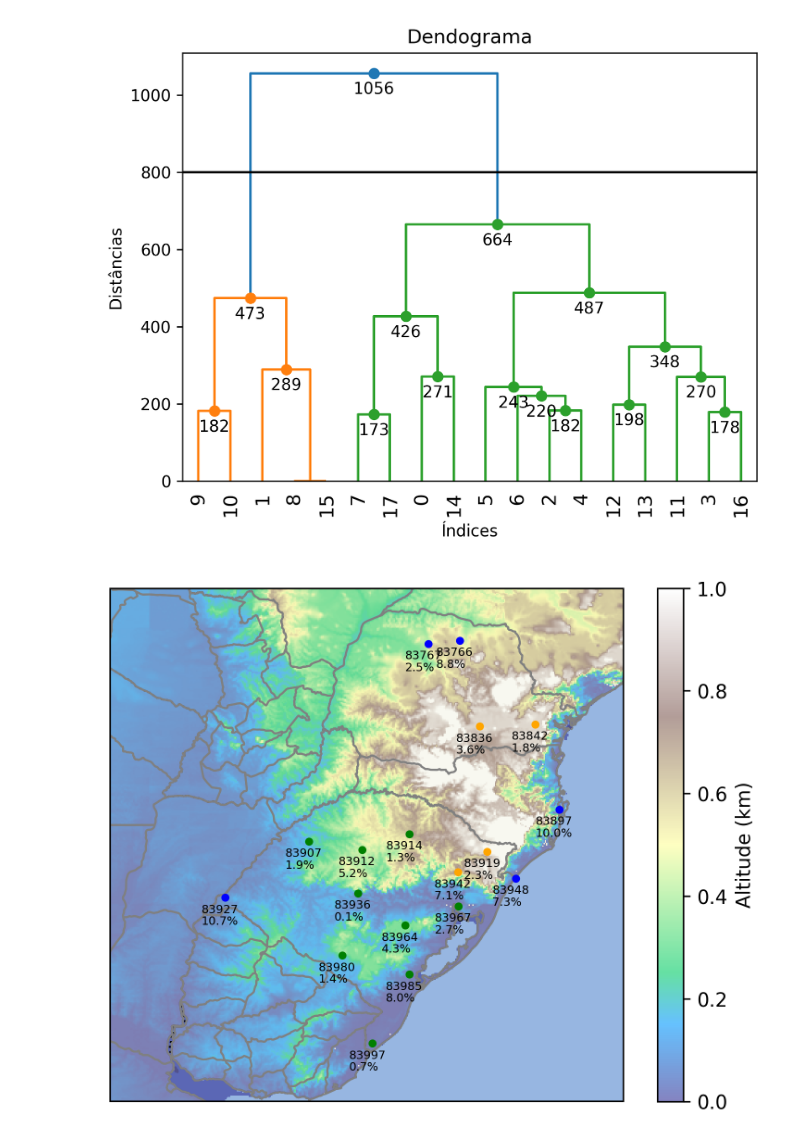
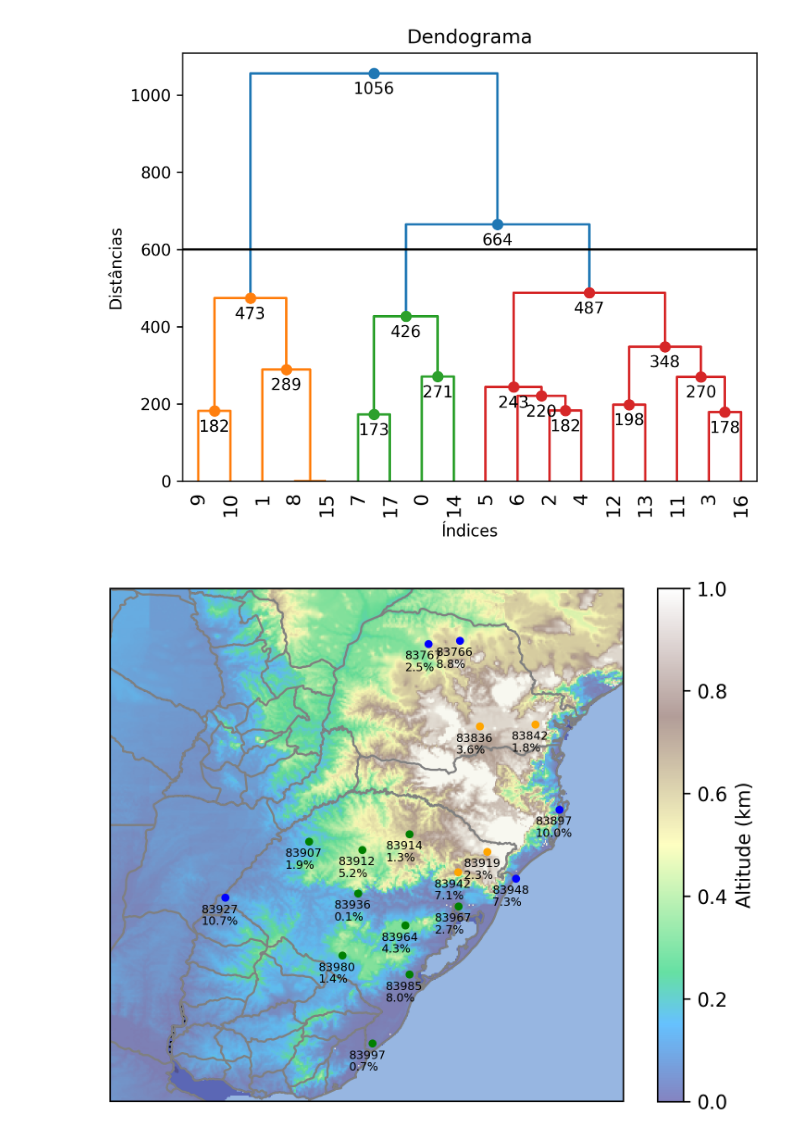
Before and after one commit to lucasdmarten/dissertacao, a Jupyter notebook: stations_parser.ipynb, the cells around one changed output. Cells and saved outputs as stored; diff of their text form; code cells hidden in the pictures.

```diff
--- a/stations_parser.ipynb
+++ b/stations_parser.ipynb
@@ -110,27 +131,27 @@ def fancy_dendrogram(*args, **kwargs):
 # %%
 from scipy.cluster.hierarchy import dendrogram, linkage
 from matplotlib import pyplot as plt
 from scipy.spatial.distance import pdist
 from scipy.cluster.hierarchy import fcluster
 
-max_d = 800
+max_d = 600
 Z = linkage(pdist(data.values), 'ward')
 clusters = fcluster(Z,max_d,criterion='distance')
 
 fig = plt.figure(dpi=300)
 D = fancy_dendrogram(
     Z,
     truncate_mode='lastp',
     leaf_rotation=90.,
     leaf_font_size=12.,
     show_contracted=True,
     annotate_above=10,
     max_d=max_d,
 )
 plt.savefig('dendogram.png')
 plt.show()
 # %% [output]
-[figure, old version]
+[figure, new version]
 # %%
 colors = {'C1': 'blue', 'C2': 'orange', 'C3': 'green'} #, 'C4': 'purple', 'C5': 'brown', 'C6':'pink'}
 codes = [idx2code.get(int(ivl)) for ivl in D['ivl']]
```
Also changed, not shown: parts of 1 cell of this notebook.
